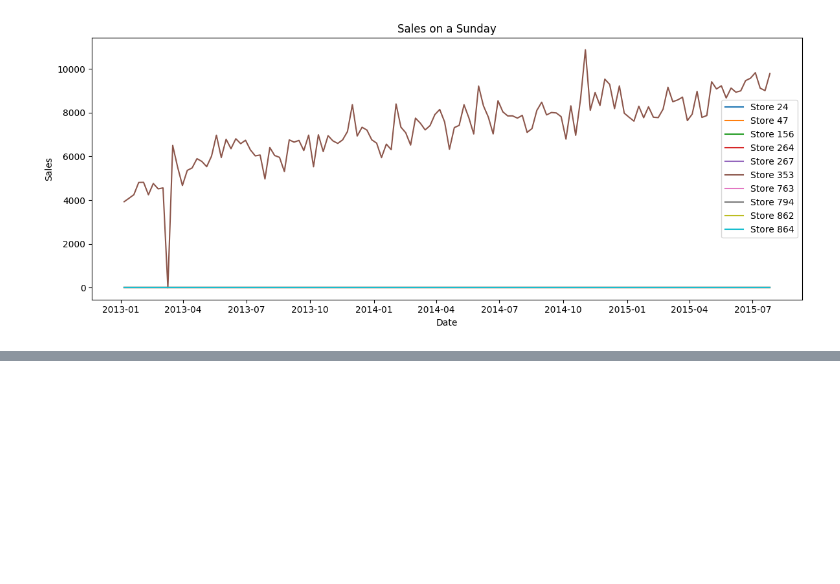
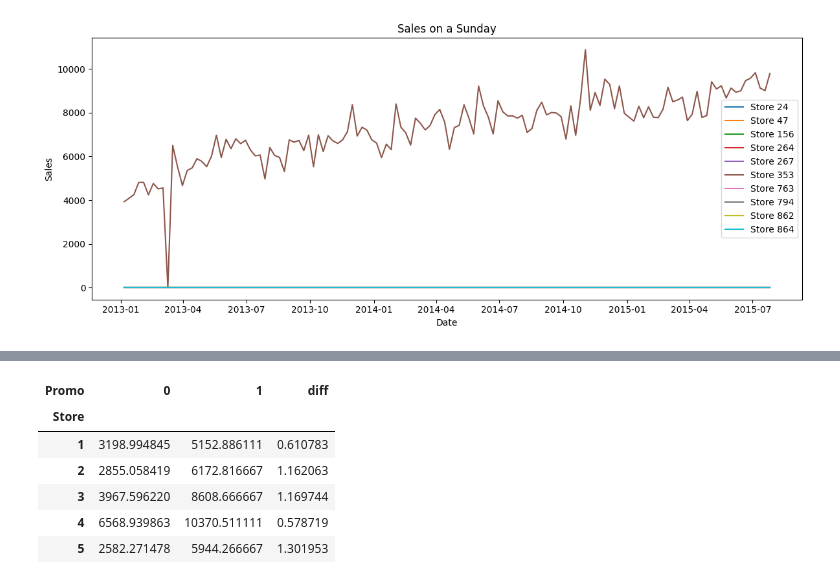
Before and after one commit to SARANGIVenkateshwarlu/Time-Series-Projects, a Jupyter notebook: Time_Series_Analysis/Lab_complete_EDA.ipynb, the cells around one changed output, grey strips where cells are left out. Cells and saved outputs as stored; diff of their text form; code cells hidden in the pictures; blank space fills up the shorter version.

```diff
--- a/Time_Series_Analysis/Lab_1.ipynb
+++ b/Time_Series_Analysis/Lab_complete_EDA.ipynb
@@ -235,0 +307,12 @@ plt.show()
+# %%
+# Task 3: For each store, compute the relative uplift of sales during promotion days compared to non-promotion days.
+promo_uplift['diff'] =(promo_uplift[1] - promo_uplift[0]) / promo_uplift[0]
+promo_uplift.head()
+# %% [output]
+| Promo | 0 | 1 | diff |
+| Store |  |  |  |
+| 1 | 3198.994845 | 5152.886111 | 0.610783 |
+| 2 | 2855.058419 | 6172.816667 | 1.162063 |
+| 3 | 3967.596220 | 8608.666667 | 1.169744 |
+| 4 | 6568.939863 | 10370.511111 | 0.578719 |
+| 5 | 2582.271478 | 5944.266667 | 1.301953 |
```
Also changed, not shown: parts of 10 cells of this notebook.
